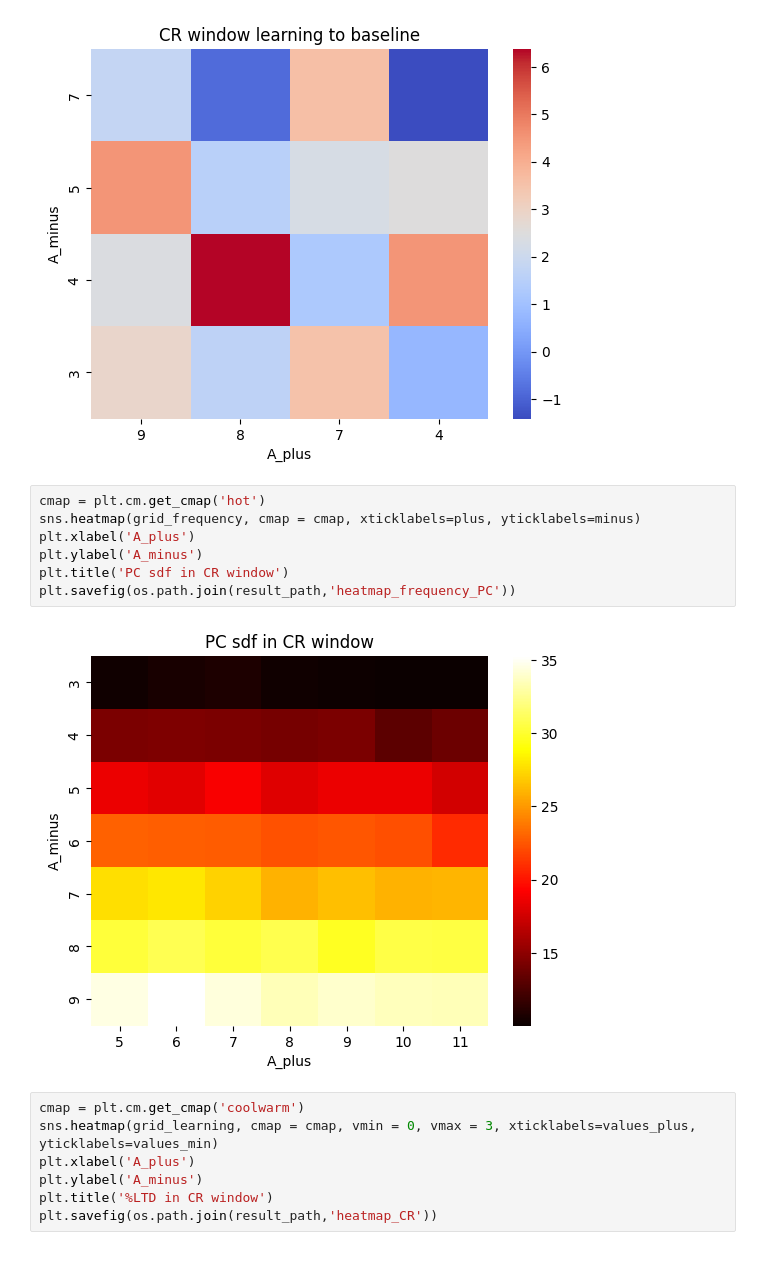
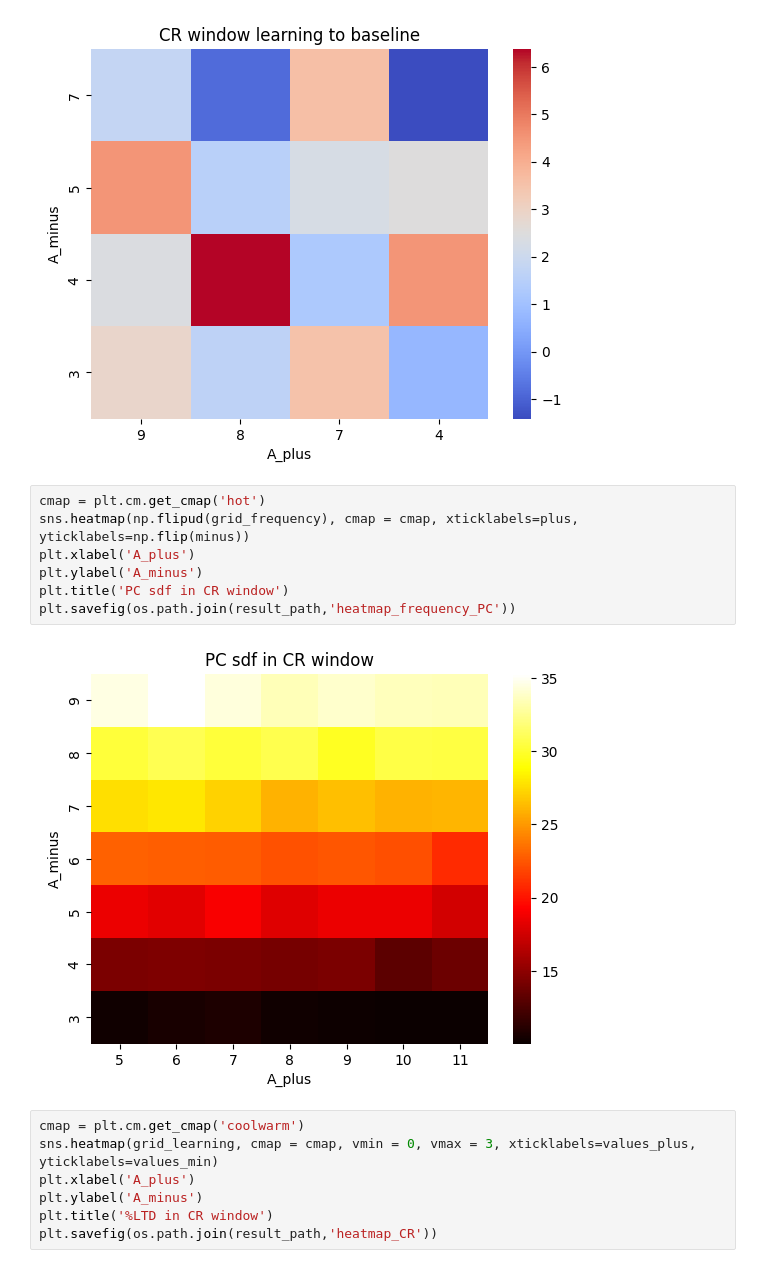
Before and after one commit to alessandratrapani/NODS, a Jupyter notebook: grid_search_Aplus_Aminus/heatmap.ipynb, the cells around one changed output. Cells and saved outputs as stored; diff of their text form.

```diff
--- a/grid_search_Aplus_Aminus/heatmap.ipynb
+++ b/grid_search_Aplus_Aminus/heatmap.ipynb
@@ -380,13 +380,13 @@ plt.savefig(os.path.join(result_path,'heatmap_baseline-CR_zoom'))
 [figure]
 # %%
 cmap = plt.cm.get_cmap('hot')
-sns.heatmap(grid_frequency, cmap = cmap, xticklabels=plus, yticklabels=minus)
+sns.heatmap(np.flipud(grid_frequency), cmap = cmap, xticklabels=plus, yticklabels=np.flip(minus))
 plt.xlabel('A_plus')
 plt.ylabel('A_minus')
 plt.title('PC sdf in CR window')
 plt.savefig(os.path.join(result_path,'heatmap_frequency_PC'))
 # %% [output]
-[figure, old version]
+[figure, new version]
 # %%
 cmap = plt.cm.get_cmap('coolwarm')
 sns.heatmap(grid_learning, cmap = cmap, vmin = 0, vmax = 3, xticklabels=values_plus, yticklabels=values_min)
```
Also changed, not shown: parts of 3 cells of this notebook, 3 other files.
